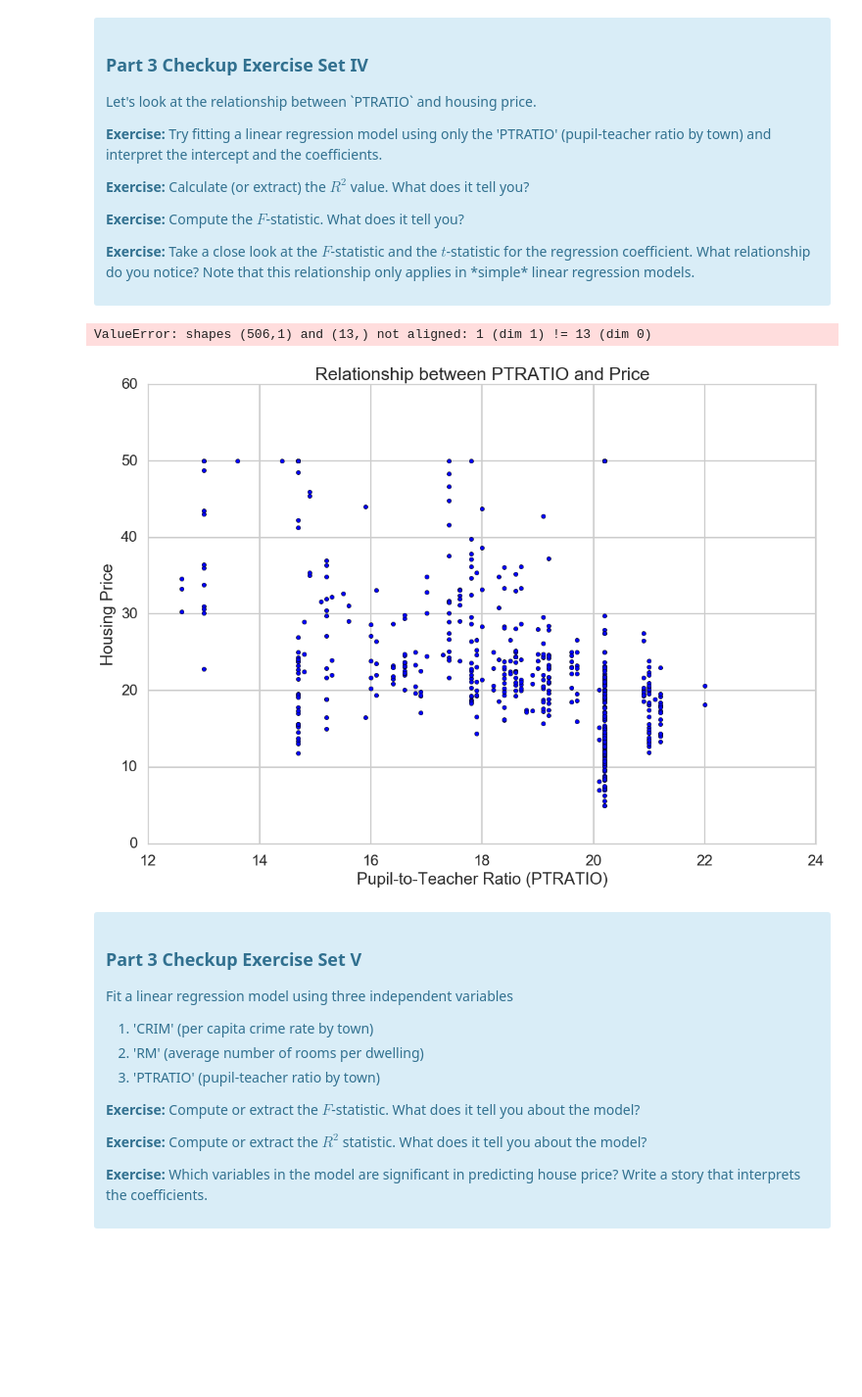
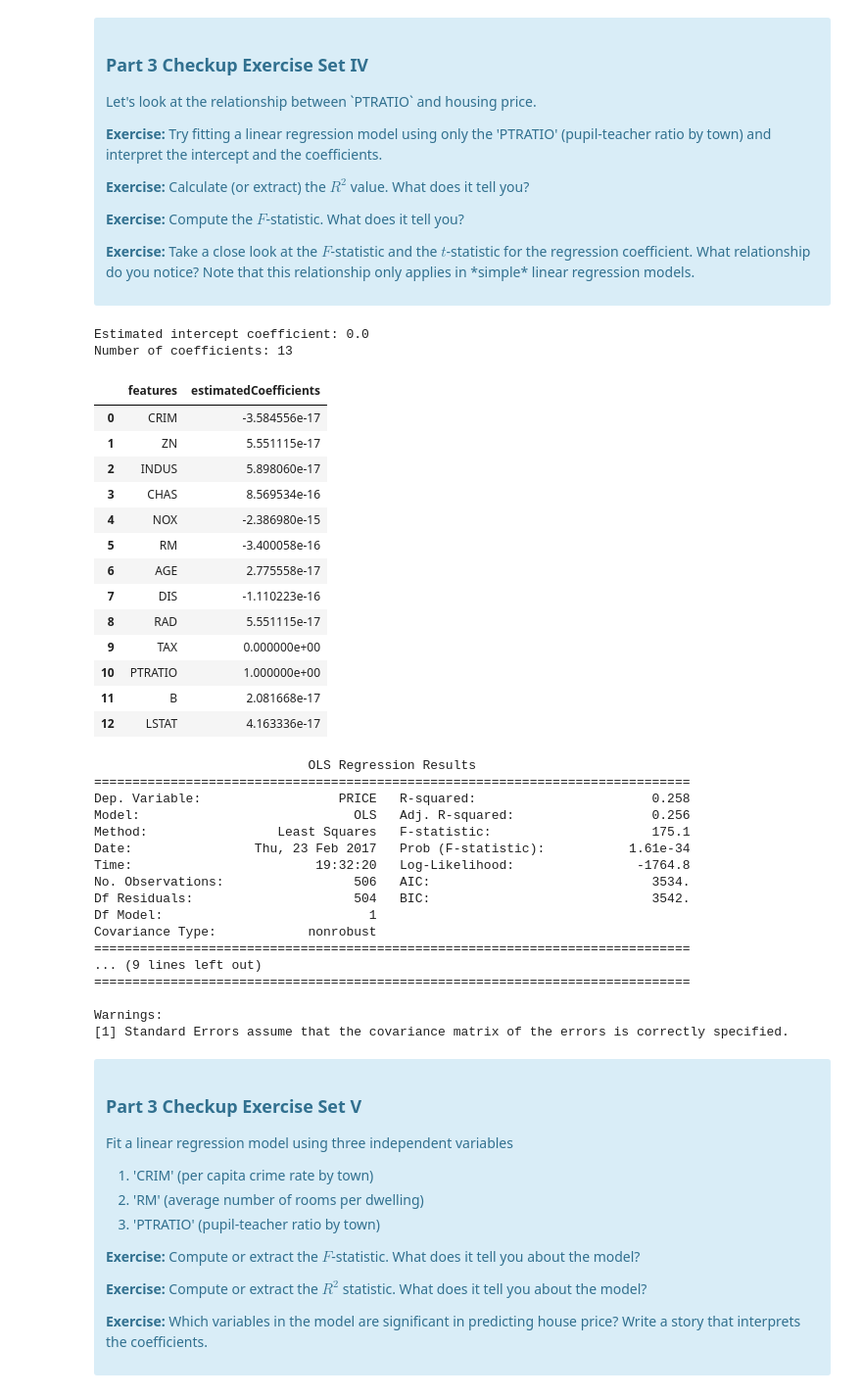
Before and after one commit to mindyng/Springboard-DSCT, a Jupyter notebook: Mini_Project_Linear_Regression.ipynb, the cells around one changed output. Shown at 98% size. Cells and saved outputs as stored; diff of their text form; code cells hidden in the pictures; blank space fills up the shorter version.

```diff
--- a/Mini_Project_Linear_Regression.ipynb
+++ b/Mini_Project_Linear_Regression.ipynb
@@ -744,26 +768,64 @@ Once we compute the $F$-statistic, we can use the $F$-distribution with $N-K$ an
 
 <p><b>Exercise:</b> Take a close look at the $F$-statistic and the $t$-statistic for the regression coefficient. What relationship do you notice? Note that this relationship only applies in *simple* linear regression models.</p>
 </div>
-# %%
-# your turn
-plt.scatter(bos.PTRATIO, bos.PRICE)
-plt.xlabel("Pupil-to-Teacher Ratio (PTRATIO)")
-plt.ylabel("Housing Price")
-plt.title("Relationship between PTRATIO and Price")
-
-plt.plot(bos.PTRATIO, lm.predict(X[['PTRATIO']]), color='blue', linewidth=3)
-plt.show()
-
-lm = LinearRegression()
-lm.fit(X[['PTRATIO']], bos.PRICE)
-
-
-# R2 value:
-
-# lm.score(boston.PTRATIO, boston.PRICE)
-# %% [output]
-ValueError: shapes (506,1) and (13,) not aligned: 1 (dim 1) != 13 (dim 0)
-[figure, removed]
+# %%
+# your turn
+
+lm.fit(X, bos.PTRATIO)
+
+print 'Estimated intercept coefficient:', lm.intercept_
+
+print 'Number of coefficients:', len(lm.coef_)
+# %% [output]
+Estimated intercept coefficient: 0.0
+Number of coefficients: 13
+# %%
+# The coefficients
+pd.DataFrame(zip(X.columns, lm.coef_), columns = ['features', 'estimatedCoefficients'])
+# %% [output]
+|  | features | estimatedCoefficients |
+| 0 | CRIM | -3.584556e-17 |
+| 1 | ZN | 5.551115e-17 |
+| 2 | INDUS | 5.898060e-17 |
+| 3 | CHAS | 8.569534e-16 |
+| 4 | NOX | -2.386980e-15 |
+| 5 | RM | -3.400058e-16 |
+| 6 | AGE | 2.775558e-17 |
+| 7 | DIS | -1.110223e-16 |
+| 8 | RAD | 5.551115e-17 |
+| 9 | TAX | 0.000000e+00 |
+| 10 | PTRATIO | 1.000000e+00 |
+| 11 | B | 2.081668e-17 |
+| 12 | LSTAT | 4.163336e-17 |
+# %%
+n = ols('PRICE ~ PTRATIO',bos).fit()
+print(n.summary())
+
+#The R2 value, the coefficient of determination, measures how well observed outcomes are replicated by the model,
+#as the proportion of total variation of outcomes explained by the model.
+
+#The F-statistic determines whether or not the entire model we just fit is even statistically significant.
+
+#Taking a close look at the F-statistic and t-statistic for the regression coefficient, the relationship I notice is
+#that F-statistic is the t-statistic to the second power.
+# %% [output]
+                            OLS Regression Results
+==============================================================================
+Dep. Variable:                  PRICE   R-squared:                       0.258
+Model:                            OLS   Adj. R-squared:                  0.256
+Method:                 Least Squares   F-statistic:                     175.1
+Date:                Thu, 23 Feb 2017   Prob (F-statistic):           1.61e-34
+Time:                        19:32:20   Log-Likelihood:                -1764.8
+No. Observations:                 506   AIC:                             3534.
+Df Residuals:                     504   BIC:                             3542.
+Df Model:                           1
+Covariance Type:            nonrobust
+==============================================================================
+... (9 lines left out)
+==============================================================================
+
+Warnings:
+[1] Standard Errors assume that the covariance matrix of the errors is correctly specified.
 # %% [markdown]
 <div class="span5 alert alert-info">
 <h3>Part 3 Checkup Exercise Set V</h3>
```
Also changed, not shown: parts of 26 cells of this notebook.
